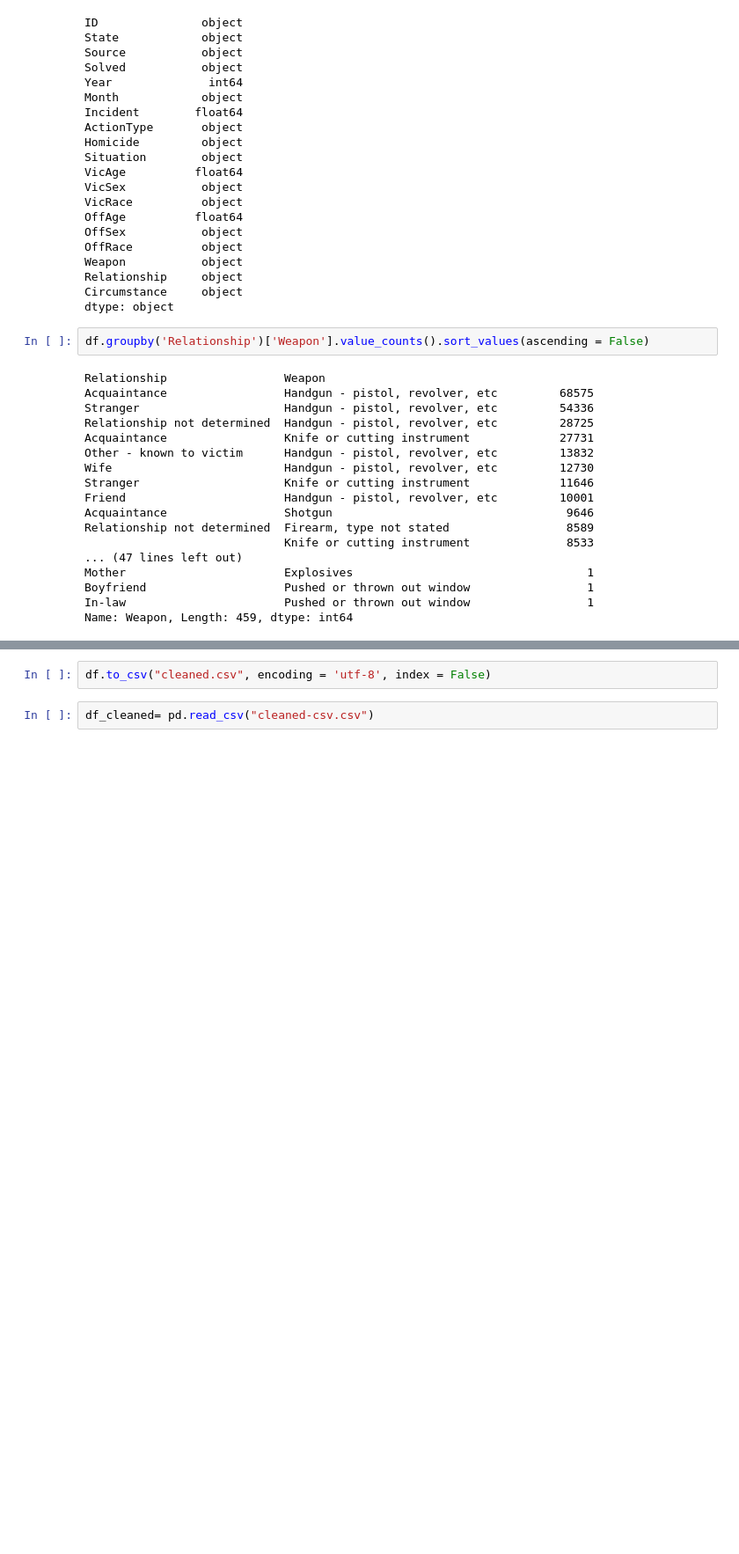
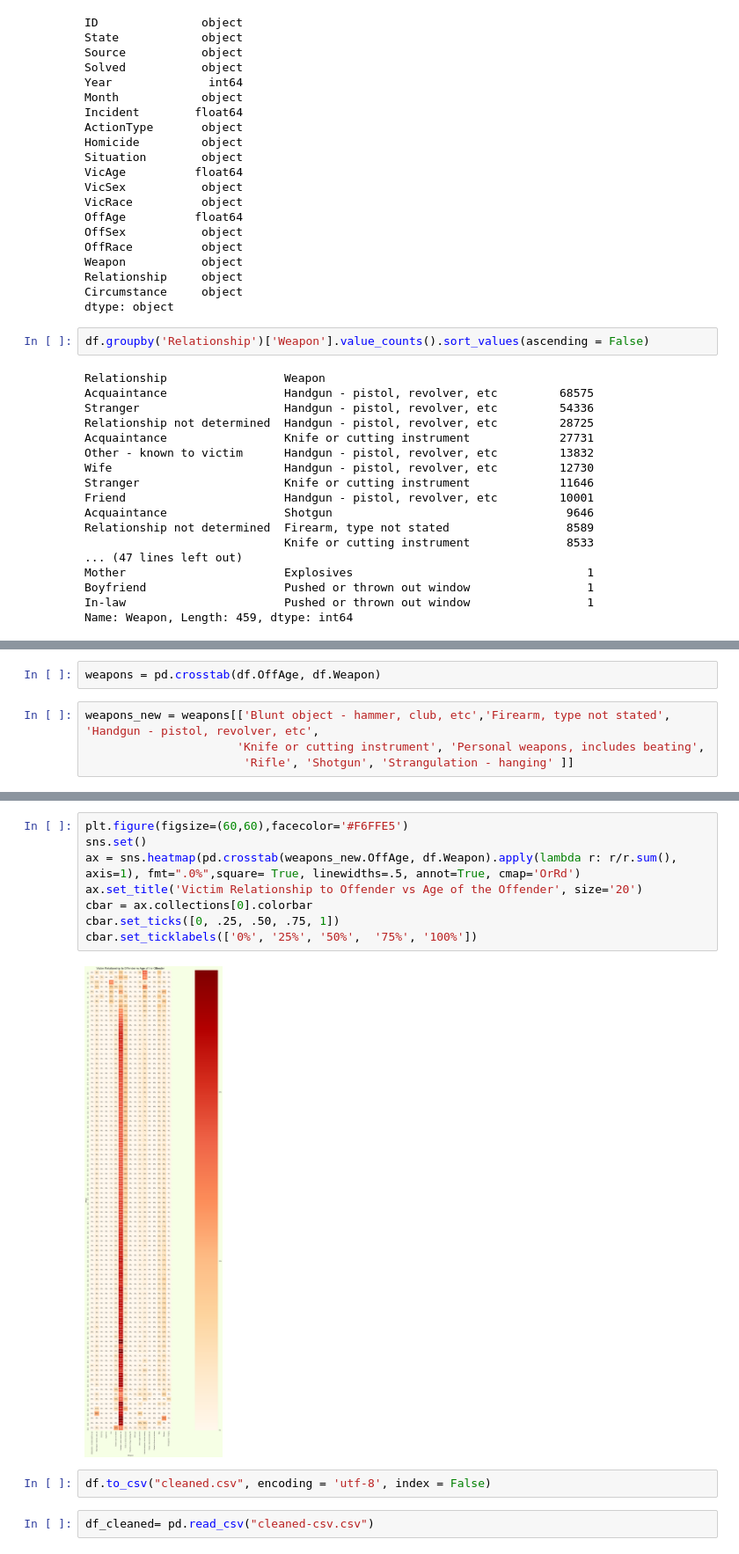
Before and after one commit to cathrinesot/studioprojects, a Jupyter notebook: code/fbi/FBI.ipynb, the cells around one changed output, grey strips where cells are left out. Shown at 88% size. Cells and saved outputs as stored; diff of their text form; blank space fills up the shorter version.

```diff
--- a/code/fbi/FBI.ipynb
+++ b/code/fbi/FBI.ipynb
@@ -227,0 +273,6 @@ Name: VicAge, Length: 96, dtype: float64
+# %%
+weapons = pd.crosstab(df.OffAge, df.Weapon)
+# %%
+weapons_new = weapons[['Blunt object - hammer, club, etc','Firearm, type not stated', 'Handgun - pistol, revolver, etc',
+                      'Knife or cutting instrument', 'Personal weapons, includes beating',
+                       'Rifle', 'Shotgun', 'Strangulation - hanging' ]]
@@ -228,3 +289,13 @@ Name: VicAge, Length: 96, dtype: float64
+# %%
+plt.figure(figsize=(60,60),facecolor='#F6FFE5')
+sns.set()
+ax = sns.heatmap(pd.crosstab(weapons_new.OffAge, df.Weapon).apply(lambda r: r/r.sum(), axis=1), fmt=".0%",square= True, linewidths=.5, annot=True, cmap='OrRd')
+ax.set_title('Victim Relationship to Offender vs Age of the Offender', size='20')
+cbar = ax.collections[0].colorbar
+cbar.set_ticks([0, .25, .50, .75, 1])
+cbar.set_ticklabels(['0%', '25%', '50%',  '75%', '100%'])
+# %% [output]
+[figure, added]
 # %%
 df.to_csv("cleaned.csv", encoding = 'utf-8', index = False)
 # %%
```
Also changed, not shown: parts of 9 cells of this notebook, 1 other file.
